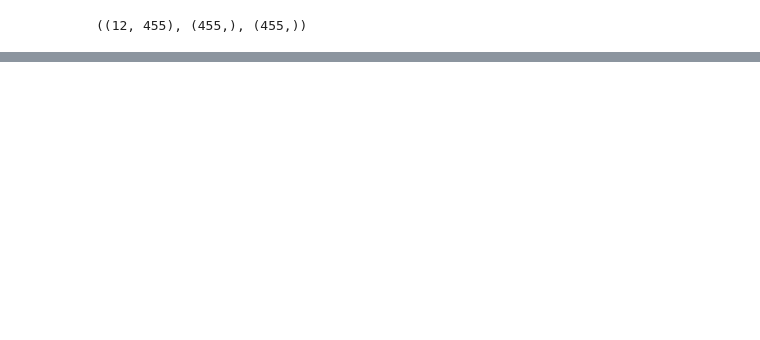
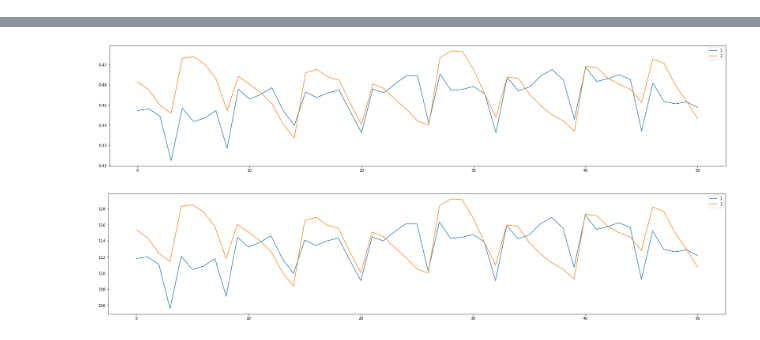
Before and after one commit to YanweiJIN/BP_Model, a Jupyter notebook: Jinyw_code/pytorch_model/dl_bp.ipynb, the cells around one changed output, grey strips where cells are left out. Cells and saved outputs as stored; diff of their text form; code cells hidden in the pictures; blank space fills up the shorter version.

Commit message:
pytorch lstm

```diff
--- a/Jinyw_code/pytorch_model/dl_bp.ipynb
+++ b/Jinyw_code/pytorch_model/dl_bp.ipynb
@@ -231,4 +248,72 @@ np.min(sbp)
-# %%
-features.shape, sbp.shape, dbp.shape
-# %% [output]
-((12, 455), (455,), (455,))
+# %%
+# reshape the data
+import torch
+time_step = 4
+X_train_noshape = torch.tensor(features[:, :750])
+y_train_noshape = torch.tensor(sbp[:750])
+X_test_noshape = torch.tensor(features[:, 750:])
+y_test_noshape = torch.tensor(sbp[750:])
+y_test_ori_noshape = torch.tensor(sbp_ori[750:])
+train_num_samples = X_train_noshape.shape[1] - time_step + 1
+X_train = torch.zeros((train_num_samples, time_step, X_train_noshape.shape[0]))
+y_train = torch.zeros((train_num_samples, 1))
+for i in range(train_num_samples):
+    X_train[i] = X_train_noshape[:, i:i+time_step].T
+    y_train[i] = y_train_noshape[i+time_step-1]
+test_num_samples = X_test_noshape.shape[1] - time_step + 1
+X_test = torch.zeros((test_num_samples, time_step, X_test_noshape.shape[0]))
+y_test = torch.zeros((test_num_samples, 1))
+y_test_ori = torch.zeros((test_num_samples, 1))
+for i in range(test_num_samples):
+    X_test[i] = X_test_noshape[:, i:i+time_step].T
+    y_test[i] = y_test_noshape[i+time_step-1]
+    y_test_ori[i] = y_test_ori_noshape[i+time_step-1]
+print(X_train.shape, X_test.shape, y_train.shape, y_test.shape, y_test_ori.shape)
+
+import torch
+import torch.nn as nn
+import numpy as np
+from sklearn.metrics import mean_absolute_error, mean_squared_error
+# Define the LSTM model
+class LSTMModel(nn.Module):
+    def __init__(self, input_size, hidden_size, output_size):
+        super(LSTMModel, self).__init__()
+        self.hidden_size = hidden_size
+        self.lstm = nn.LSTM(input_size, hidden_size, batch_first=True)
+        self.linear = nn.Linear(hidden_size, output_size)
+
+    def forward(self, x):
+        lstm_out, _ = self.lstm(x)
+        output = self.linear(lstm_out[:, -1, :])
+        return output
+
+# Create an instance of the LSTM model
+model = LSTMModel(input_size = 12, hidden_size = 64, output_size = 1)
+# Define the loss function and optimizer
+criterion = nn.MSELoss()
+optimizer = torch.optim.Adam(model.parameters(), lr=0.001)
+# Training loop
+num_epochs = 200
+for epoch in range(num_epochs):
+    optimizer.zero_grad()
+    outputs = model(X_train)
+    loss = criterion(outputs, y_train)
+    loss.backward()
+    optimizer.step()
+    if (epoch + 1) % 10 == 0:
+        print(f"Epoch [{epoch+1}/{num_epochs}], Loss: {loss.item()}")
+
+# Evaluation
+model.eval()
+with torch.no_grad():
+    y_pred = model(X_test)
+    y_pred_ori = y_pred * 250
+    test_loss = criterion(y_pred, y_test)
+    print(f"Test Loss: {test_loss.item()}")
+mae = mean_absolute_error(np.array(y_test_ori), np.array(y_pred_ori))
+rmse = np.sqrt(mean_squared_error(np.array(y_test_ori), np.array(y_pred_ori)))
+print("MAE:", mae)
+print("RMSE:", rmse)
+show_two(y_test, y_pred)
+show_two(y_test_ori, y_pred_ori)
+# %% [output]
@@ -234,0 +337,2 @@ features.shape, sbp.shape, dbp.shape
+[figure, added]
+[figure, added]
```
Also changed, not shown: parts of 5 cells of this notebook.
